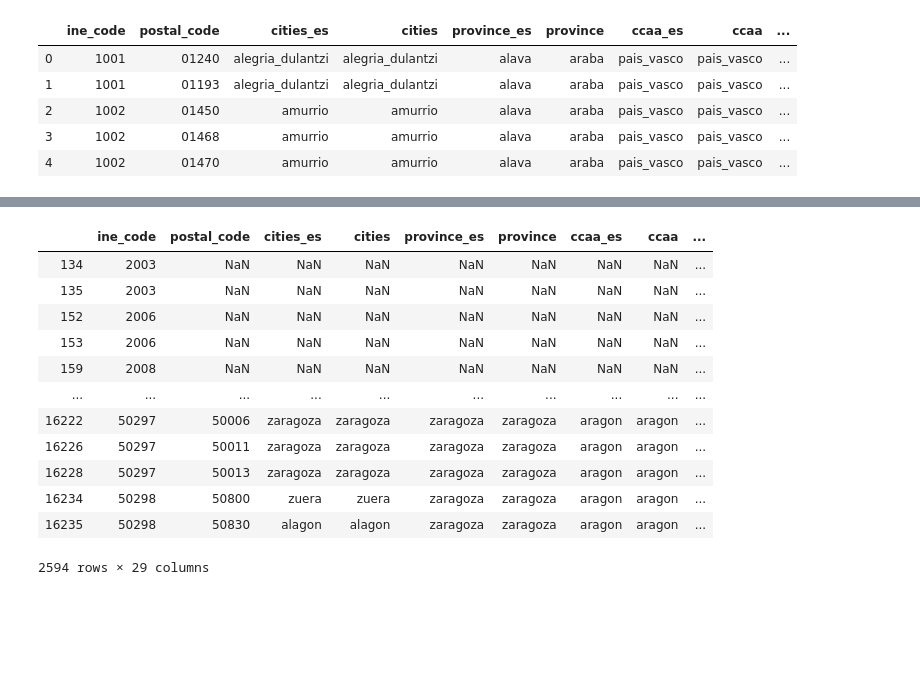
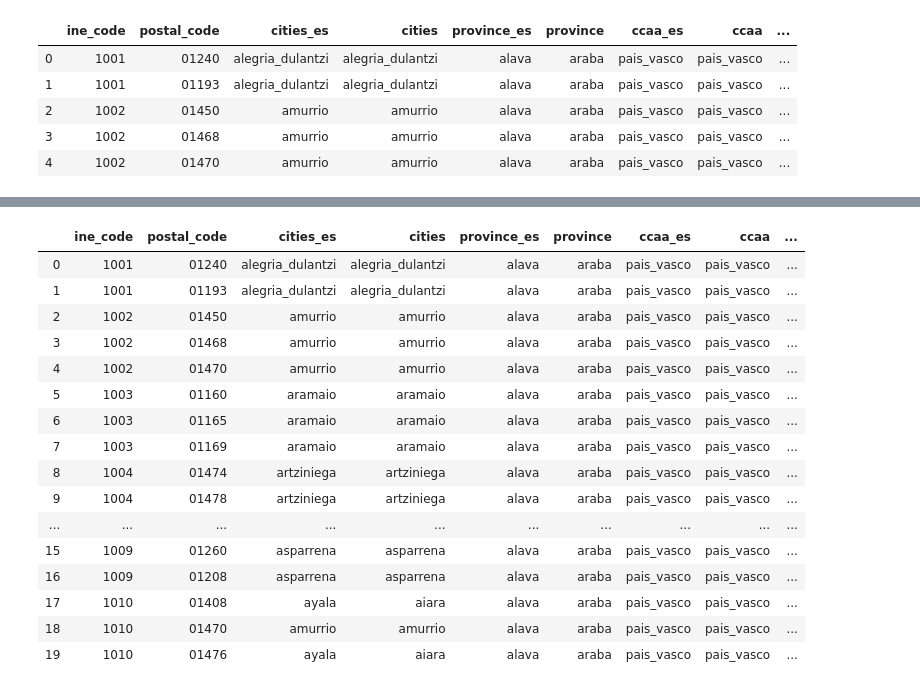
Before and after one commit to patcalsi/Exodus_urbano, a Jupyter notebook: data/Guille/Union_Guille.ipynb, the cells around one changed output, grey strips where cells are left out. Saved outputs shown, nothing was run; the diff lists cells and outputs as text; code cells hidden in the pictures; blank space fills up the shorter version.

```diff
--- a/data/Guille/Union_Guille.ipynb
+++ b/data/Guille/Union_Guille.ipynb
@@ -346,16 +336,24 @@ estaciones.shape
-# %%
-union[union['numero_estaciones']>0]
-# %% [output]
-|  | ine_code | postal_code | cities_es | cities | province_es | province | ccaa_es | ccaa | ... |
-| 134 | 2003 | NaN | NaN | NaN | NaN | NaN | NaN | NaN | ... |
-| 135 | 2003 | NaN | NaN | NaN | NaN | NaN | NaN | NaN | ... |
-| 152 | 2006 | NaN | NaN | NaN | NaN | NaN | NaN | NaN | ... |
-| 153 | 2006 | NaN | NaN | NaN | NaN | NaN | NaN | NaN | ... |
-| 159 | 2008 | NaN | NaN | NaN | NaN | NaN | NaN | NaN | ... |
-| ... | ... | ... | ... | ... | ... | ... | ... | ... | ... |
-| 16222 | 50297 | 50006 | zaragoza | zaragoza | zaragoza | zaragoza | aragon | aragon | ... |
-| 16226 | 50297 | 50011 | zaragoza | zaragoza | zaragoza | zaragoza | aragon | aragon | ... |
-| 16228 | 50297 | 50013 | zaragoza | zaragoza | zaragoza | zaragoza | aragon | aragon | ... |
-| 16234 | 50298 | 50800 | zuera | zuera | zaragoza | zaragoza | aragon | aragon | ... |
-| 16235 | 50298 | 50830 | alagon | alagon | zaragoza | zaragoza | aragon | aragon | ... |
-2594 rows × 29 columns
+# %%
+union['numero_estaciones'] = union['numero_estaciones'].fillna(0)
+union['ave'] = union['ave'].fillna('NO')
+union['cercanias'] = union['cercanias'].fillna('NO')
+union['feve'] = union['feve'].fillna('NO')
+union.head(20)
+# %% [output]
+|  | ine_code | postal_code | cities_es | cities | province_es | province | ccaa_es | ccaa | ... |
+| 0 | 1001 | 01240 | alegria_dulantzi | alegria_dulantzi | alava | araba | pais_vasco | pais_vasco | ... |
+| 1 | 1001 | 01193 | alegria_dulantzi | alegria_dulantzi | alava | araba | pais_vasco | pais_vasco | ... |
+| 2 | 1002 | 01450 | amurrio | amurrio | alava | araba | pais_vasco | pais_vasco | ... |
+| 3 | 1002 | 01468 | amurrio | amurrio | alava | araba | pais_vasco | pais_vasco | ... |
+| 4 | 1002 | 01470 | amurrio | amurrio | alava | araba | pais_vasco | pais_vasco | ... |
+| 5 | 1003 | 01160 | aramaio | aramaio | alava | araba | pais_vasco | pais_vasco | ... |
+| 6 | 1003 | 01165 | aramaio | aramaio | alava | araba | pais_vasco | pais_vasco | ... |
+| 7 | 1003 | 01169 | aramaio | aramaio | alava | araba | pais_vasco | pais_vasco | ... |
+| 8 | 1004 | 01474 | artziniega | artziniega | alava | araba | pais_vasco | pais_vasco | ... |
+| 9 | 1004 | 01478 | artziniega | artziniega | alava | araba | pais_vasco | pais_vasco | ... |
+| ... | ... | ... | ... | ... | ... | ... | ... | ... | ... |
+| 15 | 1009 | 01260 | asparrena | asparrena | alava | araba | pais_vasco | pais_vasco | ... |
+| 16 | 1009 | 01208 | asparrena | asparrena | alava | araba | pais_vasco | pais_vasco | ... |
+| 17 | 1010 | 01408 | ayala | aiara | alava | araba | pais_vasco | pais_vasco | ... |
+| 18 | 1010 | 01470 | amurrio | amurrio | alava | araba | pais_vasco | pais_vasco | ... |
+| 19 | 1010 | 01476 | ayala | aiara | alava | araba | pais_vasco | pais_vasco | ... |
```
Also changed, not shown: parts of 11 cells of this notebook.
